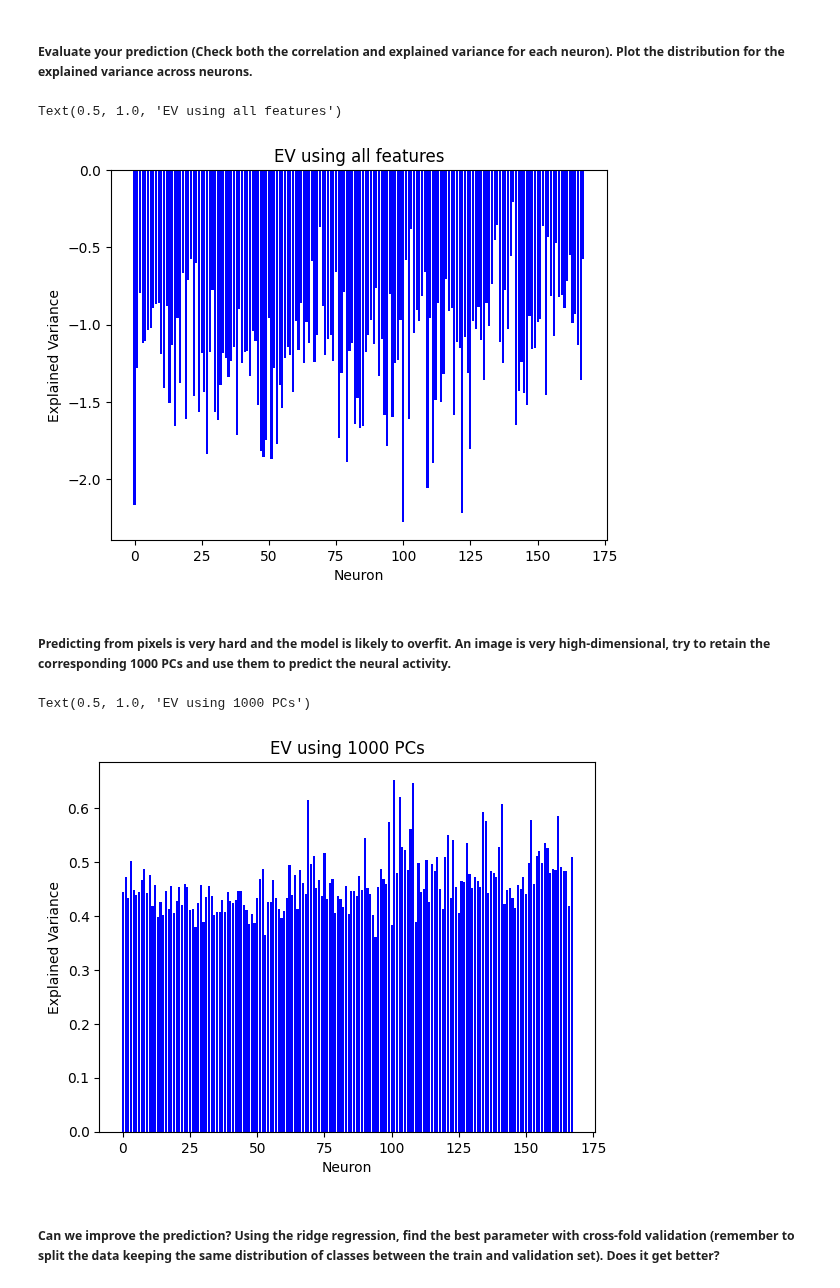
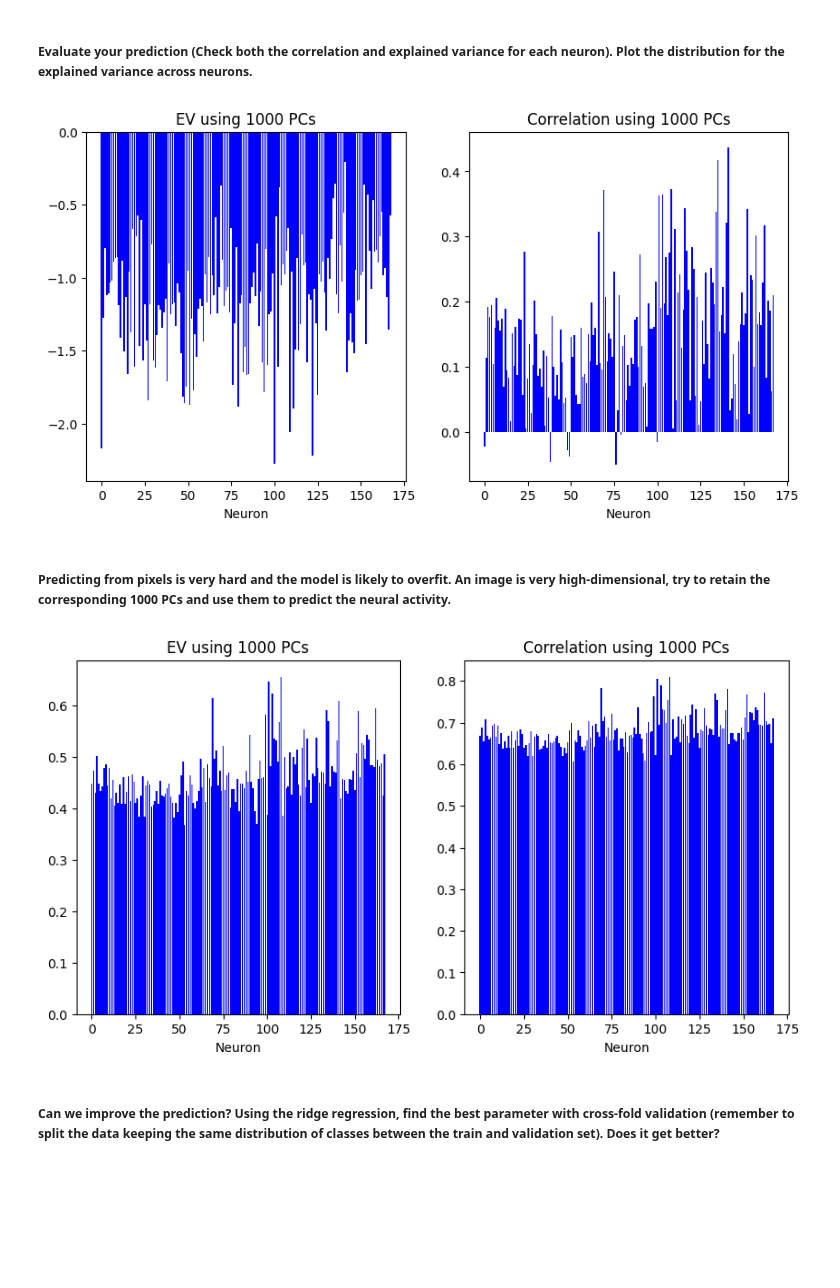
Before and after one commit to barbaragrosjean/Brain_like_mini_project, a Jupyter notebook: week6.ipynb, the cells around one changed output. Cells and saved outputs as stored; diff of their text form; code cells hidden in the pictures; blank space fills up the shorter version.

```diff
--- a/week6.ipynb
+++ b/week6.ipynb
@@ -112,29 +112,35 @@ Ridge()
 # %%
 import numpy as np
 from sklearn.metrics import explained_variance_score
 import matplotlib.pyplot as plt
 
 y_pred = ridge_model.predict(stimulus_val.reshape(stimulus_val.shape[0], stimulus_val.shape[1]*stimulus_val.shape[2]*stimulus_val.shape[3]))
 
 correlation_scores = []
 explained_variance_scores = []
 
 for i in range(y.shape[1]):
     # Calculate correlation
     corr = np.corrcoef(spikes_val[:, i], y_pred[:, i])[0, 1]
     correlation_scores.append(corr)
 
     # Calculate explained variance
     explained_variance = explained_variance_score(spikes_val[:, i], y_pred[:, i])
     explained_variance_scores.append(explained_variance)
 
-plt.bar(range(y.shape[1]), explained_variance_scores, color='blue')
-plt.xlabel('Neuron')
-plt.ylabel('Explained Variance')
-plt.title('EV using all features')
+fig, axs = plt.subplots(1, 2, figsize = (10, 5))
+
+axs[0].bar(range(y.shape[1]), explained_variance_scores, color='blue')
+axs[0].set_xlabel('Neuron')
+axs[0].set_title('EV using 1000 PCs')
+
+axs[1].bar(range(y.shape[1]), correlation_scores, color='blue')
+axs[1].set_xlabel('Neuron')
+axs[1].set_title('Correlation using 1000 PCs')
+
+fig.savefig('Fig/ridge_model')
 # %% [output]
-Text(0.5, 1.0, 'EV using all features')
-[figure, old version]
+[figure, new version]
 # %% [markdown]
 ##### Predicting from pixels is very hard and the model is likely to overfit. An image is very high-dimensional, try to retain the corresponding 1000 PCs and use them to predict the neural activity.
 # %%
@@ -163,13 +169,19 @@ for i in range(y.shape[1]):
     explained_variance = explained_variance_score(y[:, i], y_pred_reduced[:, i])
     explained_variance_scores_reduced.append(explained_variance)
 
-plt.bar(range(y.shape[1]), explained_variance_scores_reduced, color='blue')
-plt.xlabel('Neuron')
-plt.ylabel('Explained Variance')
-plt.title('EV using 1000 PCs')
+fig, axs = plt.subplots(1, 2, figsize = (10, 5))
+
+axs[0].bar(range(y.shape[1]), explained_variance_scores_reduced, color='blue')
+axs[0].set_xlabel('Neuron')
+axs[0].set_title('EV using 1000 PCs')
+
+axs[1].bar(range(y.shape[1]), correlation_scores_reduced, color='blue')
+axs[1].set_xlabel('Neuron')
+axs[1].set_title('Correlation using 1000 PCs')
+
+fig.savefig('Fig/ridge_model_reduced')
 # %% [output]
-Text(0.5, 1.0, 'EV using 1000 PCs')
-[figure, old version]
+[figure, new version]
 # %% [markdown]
 ##### Can we improve the prediction? Using the ridge regression, find the best parameter with cross-fold validation (remember to split the data keeping the same distribution of classes between the train and validation set). Does it get better?
 # %%
```
Also changed, not shown: parts of 13 cells of this notebook, 10 other files.
